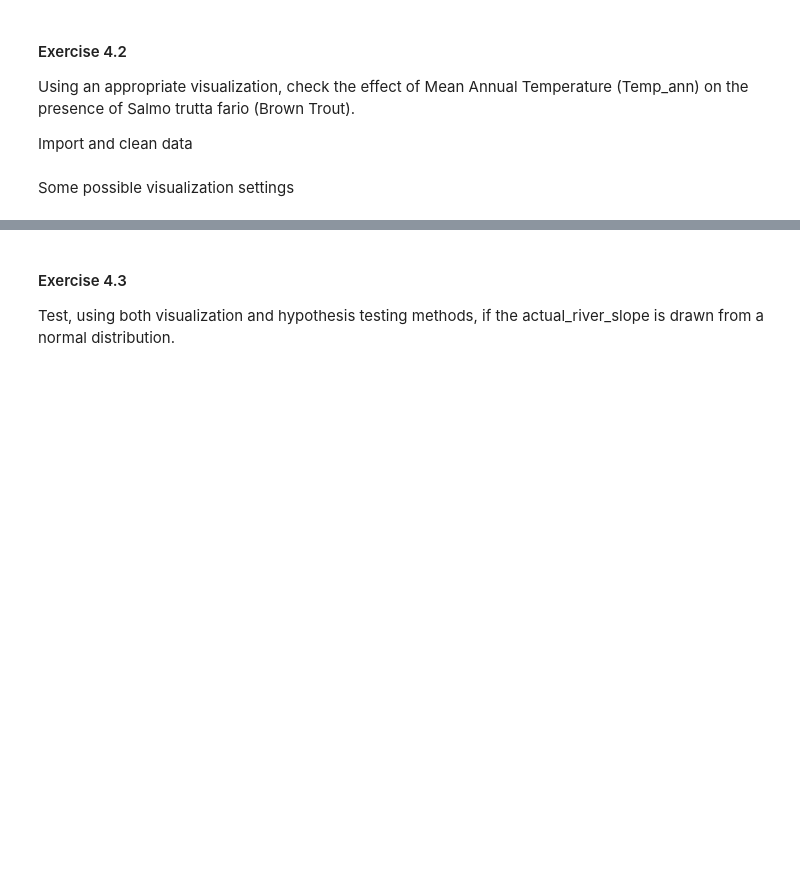
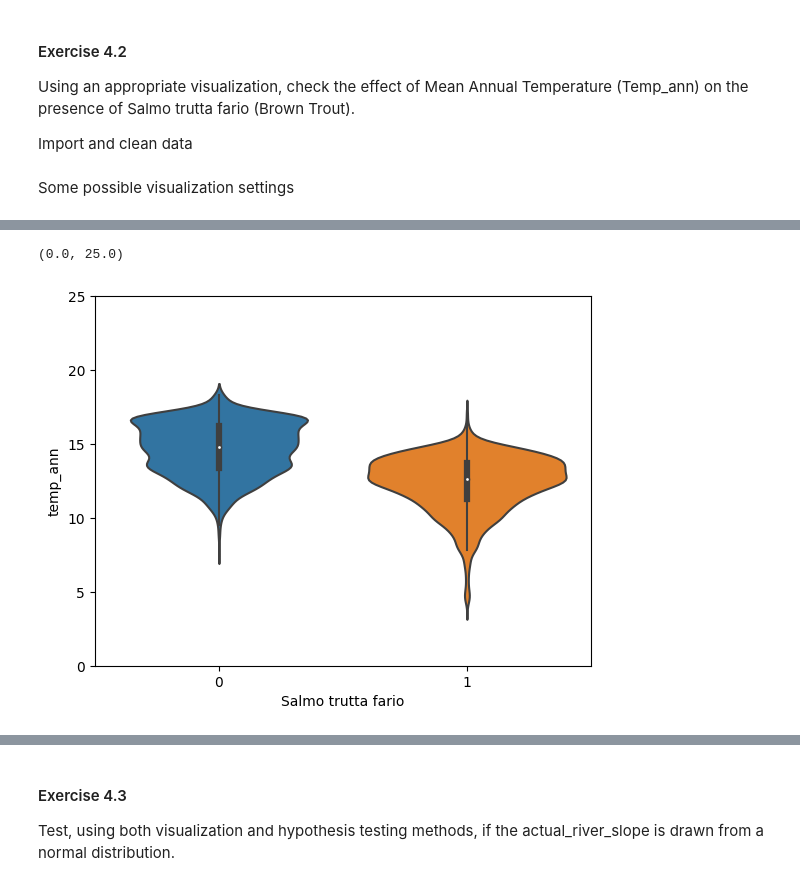
Before and after one commit to jfilipa1/greends-avcd, a Jupyter notebook: people/Vasco Florentino/class_4/Exercise4_correction.ipynb, the cells around one changed output, grey strips where cells are left out. Drawn from its saved outputs; the diff is of its cells as text; code cells hidden in the pictures; blank space fills up the shorter version.

```diff
--- a/people/Vasco Florentino/class_4/Exercise4_correction.ipynb
+++ b/people/Vasco Florentino/class_4/Exercise4_correction.ipynb
@@ -161,6 +221,9 @@ plt.xlabel('Mean Annual Temperature')
 # %%
 sns.violinplot(data=df, x='Salmo trutta fario', y='temp_ann')
-plt.ylim(0, 20)
+plt.ylim(0, 25)
+# %% [output]
+(0.0, 25.0)
+[figure, added]
 # %%
 sns.scatterplot(data=df, x='Salmo trutta fario', y='temp_ann')
 plt.ylim(0, 20)
```
Also changed, not shown: parts of 18 cells of this notebook, 5 other files.
